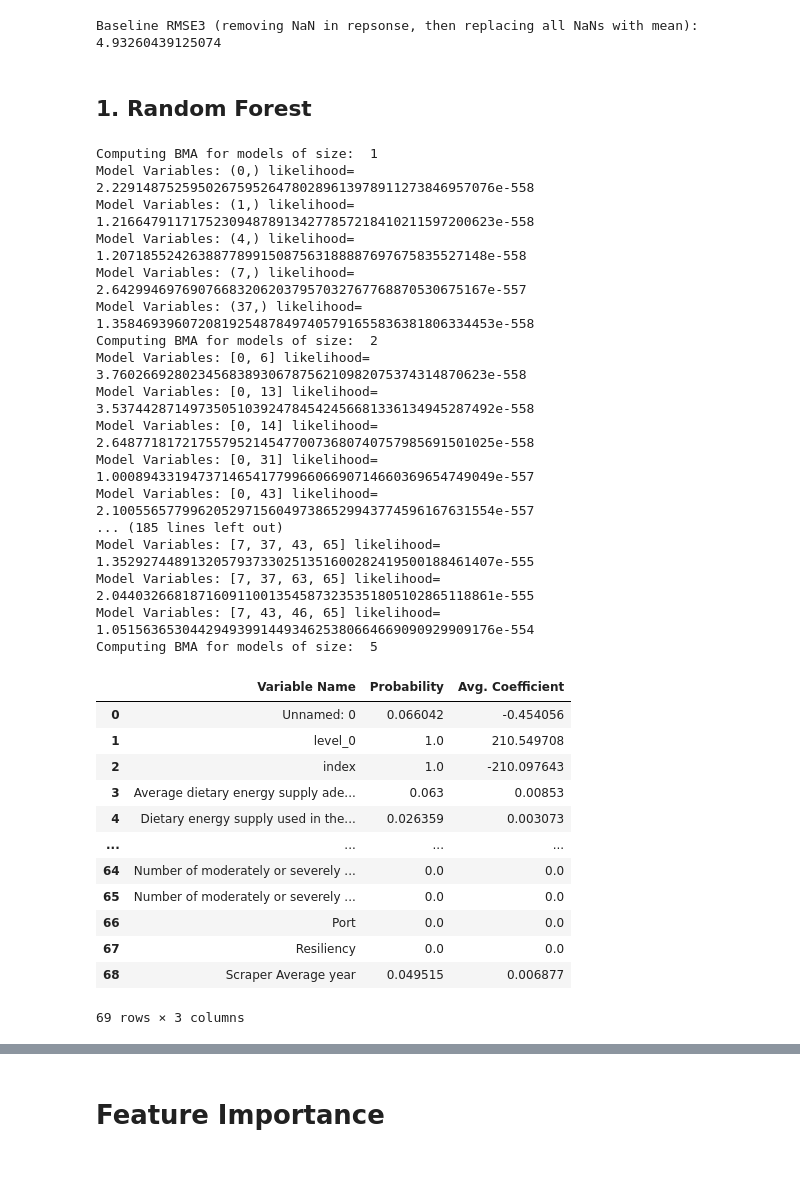
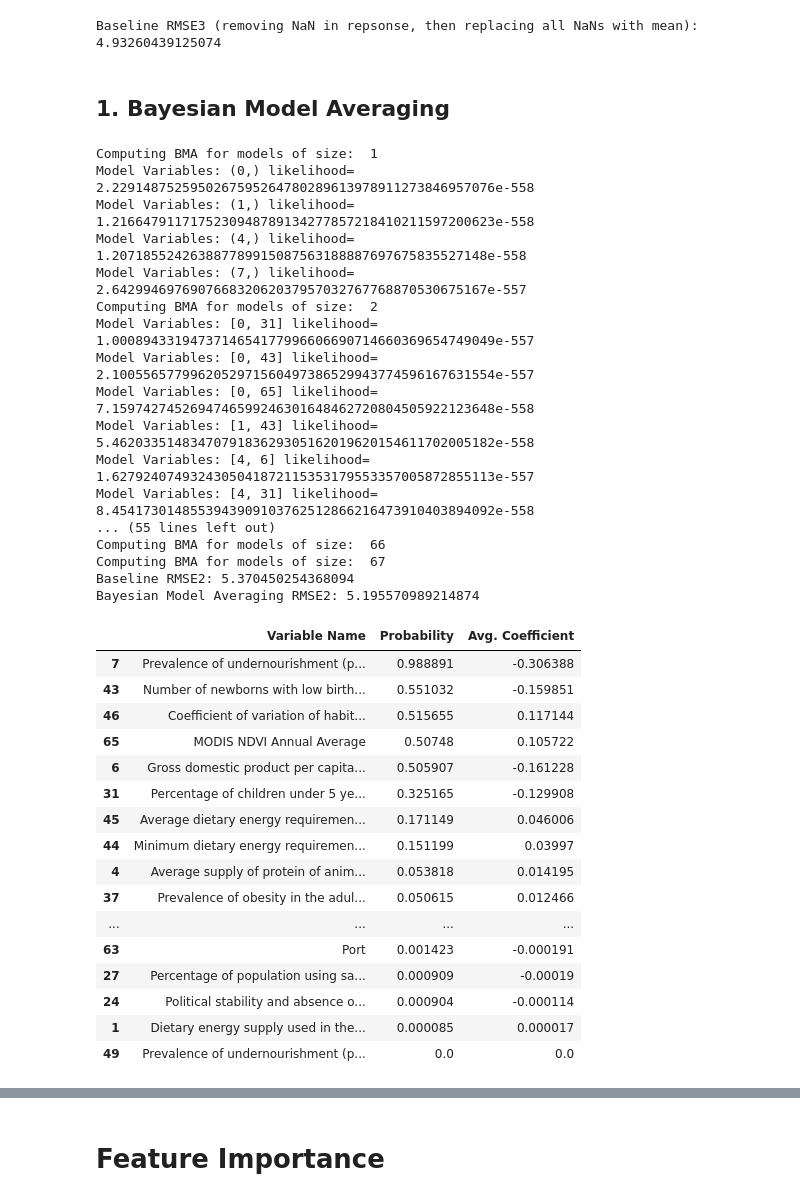
Before and after one commit to bakerjf1993/Supply-Chain, a Jupyter notebook: Food_Security_ModelAveraging-Git.ipynb, the cells around one changed output, grey strips where cells are left out. Saved outputs shown, nothing was run; the diff lists cells and outputs as text; code cells hidden in the pictures; blank space fills up the shorter version.

```diff
--- a/Food_Security_ModelAveraging-Git.ipynb
+++ b/Food_Security_ModelAveraging-Git.ipynb
@@ -225,11 +233,11 @@ RMSE_baseline3 = np.sqrt((np.sum(y_hat_baseline3-y_test3)**2)/len(y_hat_baseline
 print("Baseline RMSE3 (removing NaN in repsonse, then replacing all NaNs with mean): "+str(RMSE_baseline3))
 # %% [output]
 Baseline RMSE3 (removing NaN in repsonse, then replacing all NaNs with mean): 4.93260439125074
-# %% [markdown]
-## 1. Random Forest
+# %% [markdown]
+## 1. Bayesian Model Averaging
 # %%
-# Build a random forest (https://scikit-learn.org/stable/modules/generated/sklearn.ensemble.RandomForestRegressor.html)
-regr = BMA(X_train2, y_train2, Verbose=1, MaxVars=10)
+nFeats = np.shape(countrydf)[1]
+regr = BMA(X_train2, y_train2, Verbose=1, ModelSizes=[1,2,3,4,nFeats-3,nFeats-2,nFeats-1,nFeats], WindowLRatio=5)
 #regr = RandomForestRegressor(random_state = 42)
 # Train on the training set
 regr.fit()
@@ -245,34 +253,40 @@ Model Variables: (0,) likelihood= 2.22914875259502675952647802896139789112738469
 Model Variables: (1,) likelihood= 1.2166479117175230948789134277857218410211597200623e-558
 Model Variables: (4,) likelihood= 1.207185524263887789915087563188887697675835527148e-558
 Model Variables: (7,) likelihood= 2.642994697690766832062037957032767768870530675167e-557
-Model Variables: (37,) likelihood= 1.3584693960720819254878497405791655836381806334453e-558
 Computing BMA for models of size:  2
-Model Variables: [0, 6] likelihood= 3.760266928023456838930678756210982075374314870623e-558
-Model Variables: [0, 13] likelihood= 3.5374428714973505103924784542456681336134945287492e-558
-Model Variables: [0, 14] likelihood= 2.6487718172175579521454770073680740757985691501025e-558
 Model Variables: [0, 31] likelihood= 1.0008943319473714654177996606690714660369654749049e-557
 Model Variables: [0, 43] likelihood= 2.1005565779962052971560497386529943774596167631554e-557
-... (185 lines left out)
-Model Variables: [7, 37, 43, 65] likelihood= 1.3529274489132057937330251351600282419500188461407e-555
-Model Variables: [7, 37, 63, 65] likelihood= 2.0440326681871609110013545873235351805102865118861e-555
-Model Variables: [7, 43, 46, 65] likelihood= 1.0515636530442949399144934625380664669090929909176e-554
-Computing BMA for models of size:  5
+Model Variables: [0, 65] likelihood= 7.1597427452694746599246301648462720804505922123648e-558
+Model Variables: [1, 43] likelihood= 5.4620335148347079183629305162019620154611702005182e-558
+Model Variables: [4, 6] likelihood= 1.6279240749324305041872115353179553357005872855113e-557
+Model Variables: [4, 31] likelihood= 8.4541730148553943909103762512866216473910403894092e-558
+... (55 lines left out)
+Computing BMA for models of size:  66
+Computing BMA for models of size:  67
+Baseline RMSE2: 5.370450254368094
+Bayesian Model Averaging RMSE2: 5.195570989214874
-# %%
-regr.summary()
-# %% [output]
-|  | Variable Name | Probability | Avg. Coefficient |
-| 0 | Unnamed: 0 | 0.066042 | -0.454056 |
-| 1 | level_0 | 1.0 | 210.549708 |
-| 2 | index | 1.0 | -210.097643 |
-| 3 | Average dietary energy supply ade... | 0.063 | 0.00853 |
-| 4 | Dietary energy supply used in the... | 0.026359 | 0.003073 |
-| ... | ... | ... | ... |
-| 64 | Number of moderately or severely ... | 0.0 | 0.0 |
-| 65 | Number of moderately or severely ... | 0.0 | 0.0 |
-| 66 | Port | 0.0 | 0.0 |
-| 67 | Resiliency | 0.0 | 0.0 |
-| 68 | Scraper Average year | 0.049515 | 0.006877 |
-69 rows × 3 columns
+# %%
+summary2 = regr.summary()
+summary2= summary2.sort_values(by='Probability', ascending=False)
+summary2.head(20)
+# %% [output]
+|  | Variable Name | Probability | Avg. Coefficient |
+| 7 | Prevalence of undernourishment (p... | 0.988891 | -0.306388 |
+| 43 | Number of newborns with low birth... | 0.551032 | -0.159851 |
+| 46 | Coefficient of variation of habit... | 0.515655 | 0.117144 |
+| 65 | MODIS NDVI Annual Average | 0.50748 | 0.105722 |
+| 6 | Gross domestic product per capita... | 0.505907 | -0.161228 |
+| 31 | Percentage of children under 5 ye... | 0.325165 | -0.129908 |
+| 45 | Average dietary energy requiremen... | 0.171149 | 0.046006 |
+| 44 | Minimum dietary energy requiremen... | 0.151199 | 0.03997 |
+| 4 | Average supply of protein of anim... | 0.053818 | 0.014195 |
+| 37 | Prevalence of obesity in the adul... | 0.050615 | 0.012466 |
+| ... | ... | ... | ... |
+| 63 | Port | 0.001423 | -0.000191 |
+| 27 | Percentage of population using sa... | 0.000909 | -0.00019 |
+| 24 | Political stability and absence o... | 0.000904 | -0.000114 |
+| 1 | Dietary energy supply used in the... | 0.000085 | 0.000017 |
+| 49 | Prevalence of undernourishment (p... | 0.0 | 0.0 |
 # %%
 sorted_Idx = np.argsort(y_test2.to_numpy())
 plt.figure(figsize=(16, 7), dpi=200)
```
Also changed, not shown: parts of 8 cells of this notebook.
